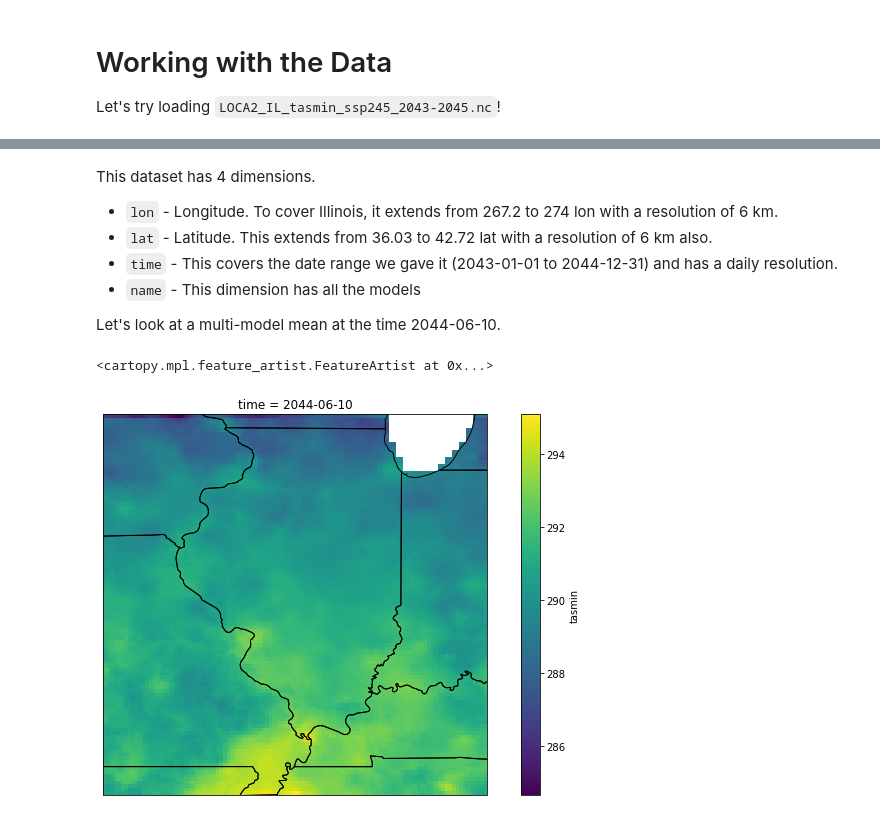
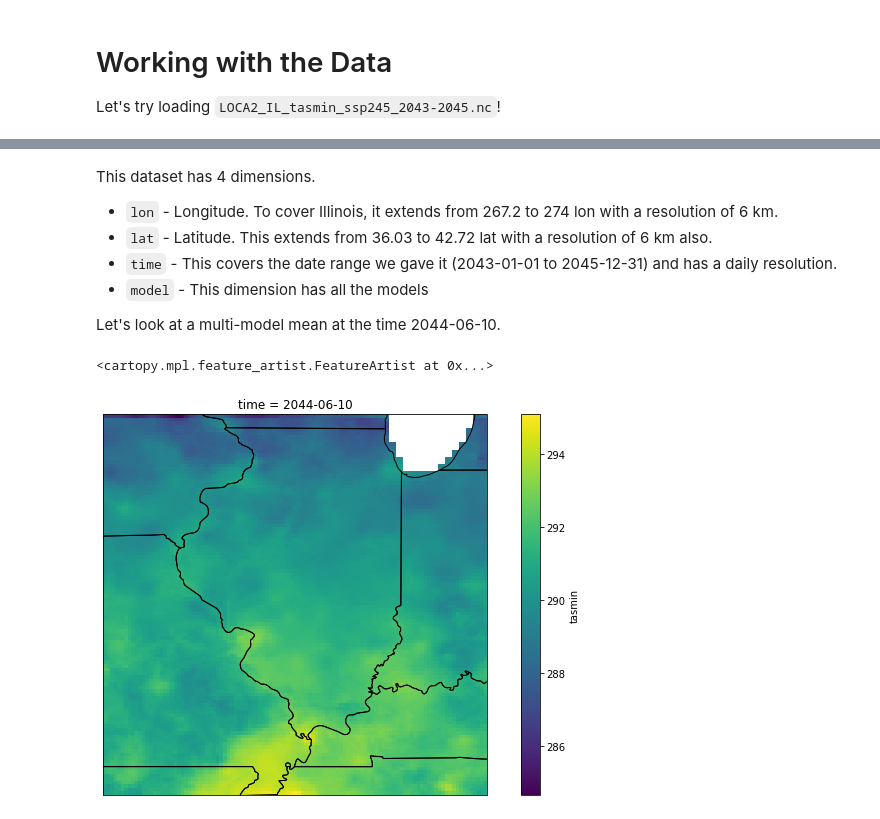
Before and after one commit to mailesasaki/climate_map, a Jupyter notebook: LOCA2/LOCA2_Guide.ipynb, the cells around one changed output, grey strips where cells are left out. Cells and saved outputs as stored; diff of their text form; code cells hidden in the pictures.

```diff
--- a/LOCA2/LOCA2_Guide.ipynb
+++ b/LOCA2/LOCA2_Guide.ipynb
@@ -144,15 +144,15 @@ This dataset has 4 dimensions.
 
 - `lon` - Longitude. To cover Illinois, it extends from 267.2 to 274 lon with a resolution of 6 km.
 - `lat` - Latitude. This extends from 36.03 to 42.72 lat with a resolution of 6 km also.
-- `time` - This covers the date range we gave it (2043-01-01 to 2044-12-31) and has a daily resolution.
-- `name` - This dimension has all the models
+- `time` - This covers the date range we gave it (2043-01-01 to 2045-12-31) and has a daily resolution.
+- `model` - This dimension has all the models
 
 Let's look at a multi-model mean at the time 2044-06-10.
-# %%
-plt.rcParams['figure.figsize'] = [12, 7]
-ax = plt.axes(projection=ccrs.PlateCarree())
-tasmin_data.tasmin.sel(time='2044-06-10').mean('name').plot()
-ax.add_feature(cfeature.STATES)
-# %% [output]
-<cartopy.mpl.feature_artist.FeatureArtist at 0x...>
-[figure, removed]
+# %%
+plt.rcParams['figure.figsize'] = [12, 7]
+ax = plt.axes(projection=ccrs.PlateCarree())
+tasmin_data.tasmin.sel(time='2044-06-10').mean('model').plot()
+ax.add_feature(cfeature.STATES)
+# %% [output]
+<cartopy.mpl.feature_artist.FeatureArtist at 0x...>
+[figure, added]
```
Also changed, not shown: parts of 3 cells of this notebook, 27 other files.
